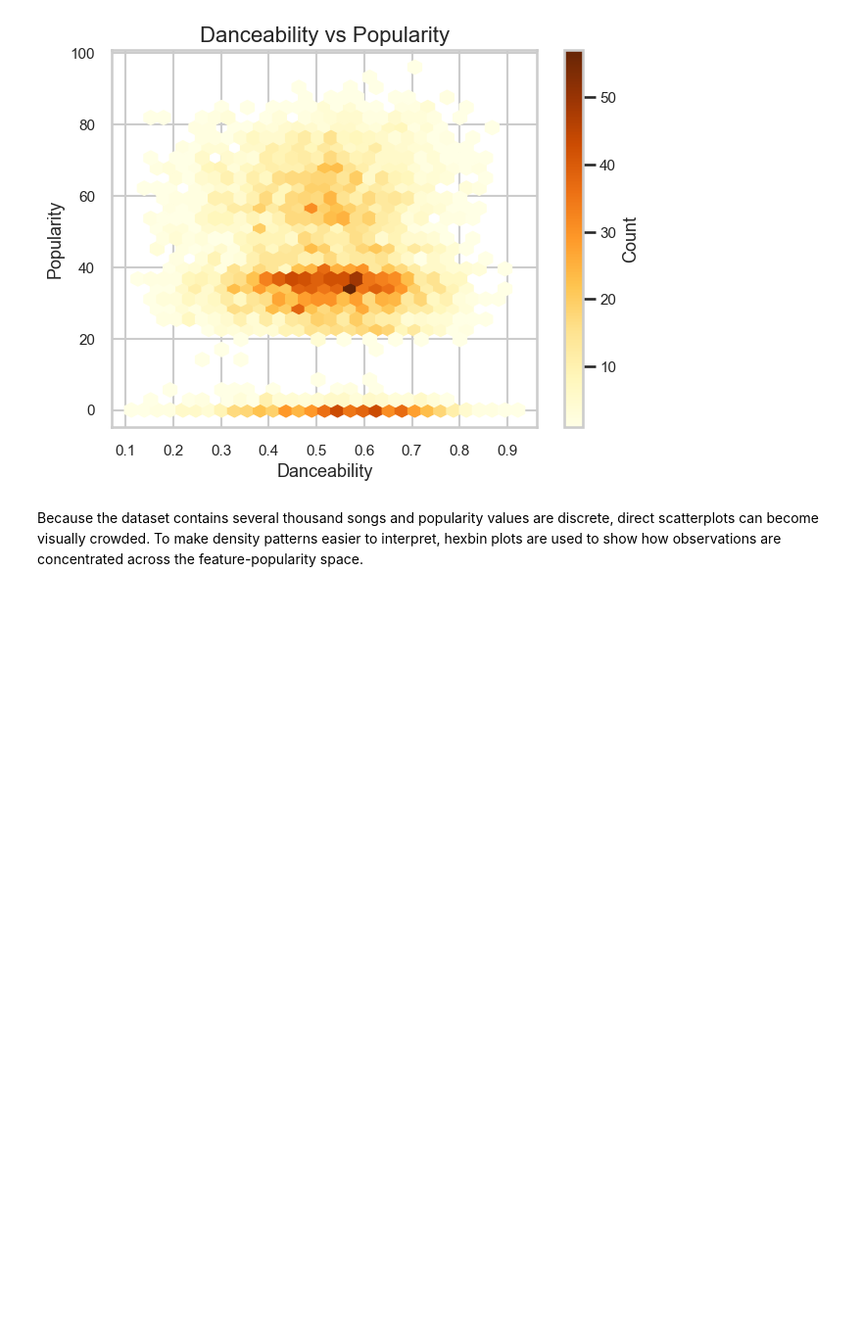
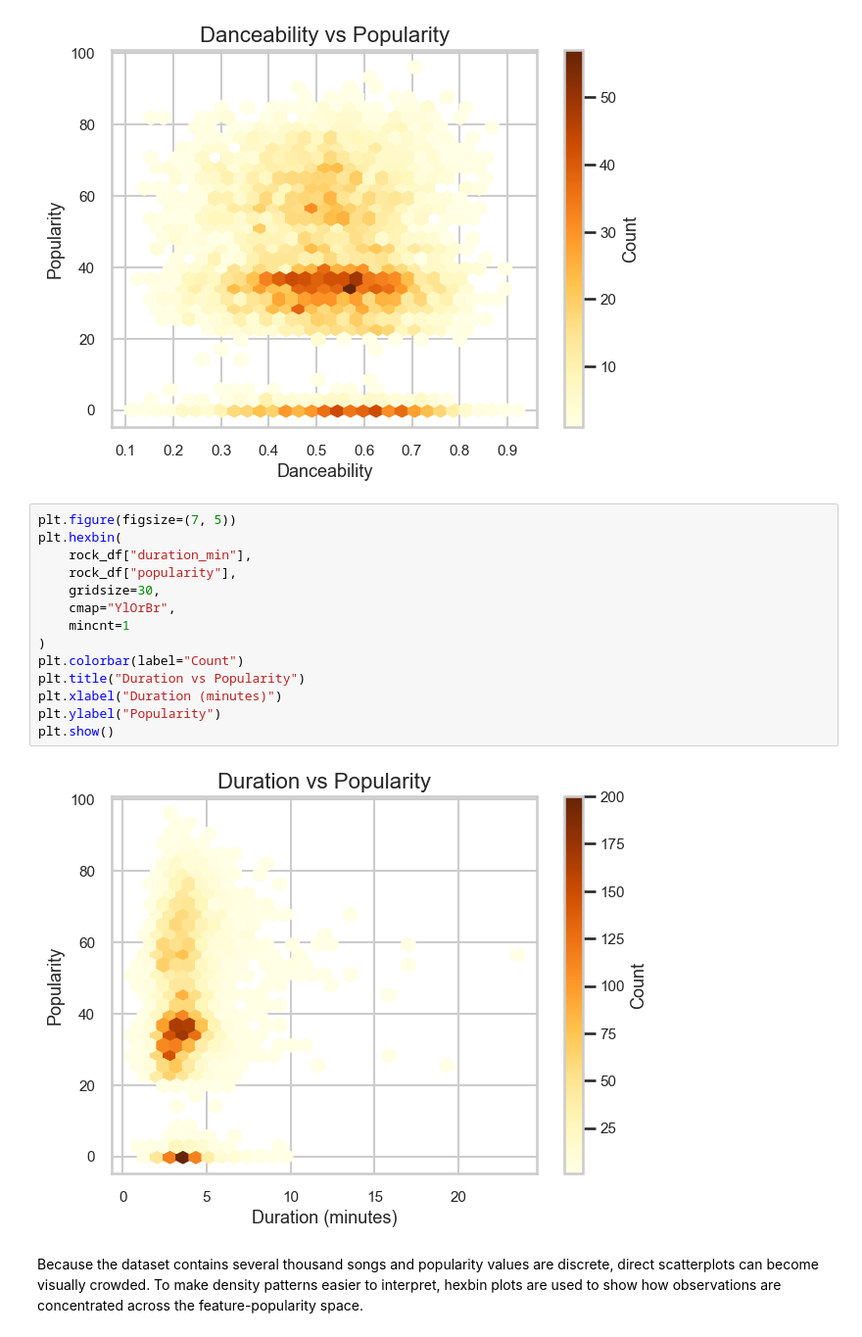
Before and after one commit to beatmick/mick-dsa210, a Jupyter notebook: notebooks/02_eda.ipynb, the cells around one changed output. Shown at 98% size. Cells and saved outputs as stored; diff of their text form; blank space fills up the shorter version.

Commit message:
Complete hypothesis testing for rock song project

```diff
--- a/02_eda.ipynb
+++ b/notebooks/02_eda.ipynb
@@ -353,6 +354,22 @@ for feature in ["acousticness", "energy", "danceability"]:
 [figure]
 [figure]
 [figure]
+# %%
+plt.figure(figsize=(7, 5))
+plt.hexbin(
+    rock_df["duration_min"],
+    rock_df["popularity"],
+    gridsize=30,
+    cmap="YlOrBr",
+    mincnt=1
+)
+plt.colorbar(label="Count")
+plt.title("Duration vs Popularity")
+plt.xlabel("Duration (minutes)")
+plt.ylabel("Popularity")
+plt.show()
+# %% [output]
+[figure, added]
 # %% [markdown]
 Because the dataset contains several thousand songs and popularity values are discrete, direct scatterplots can become visually crowded. To make density patterns easier to interpret, hexbin plots are used to show how observations are concentrated across the feature-popularity space.
 # %% [markdown]
```
Also changed, not shown: parts of 3 cells of this notebook, 1 other file.
